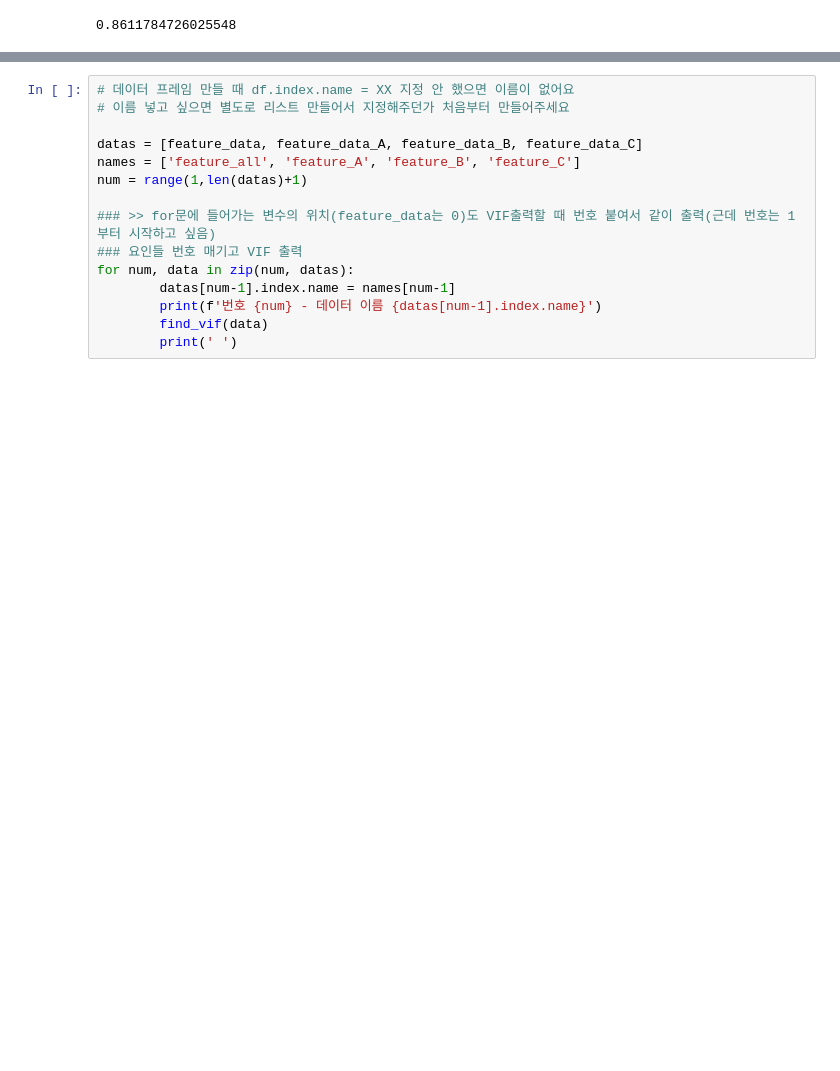
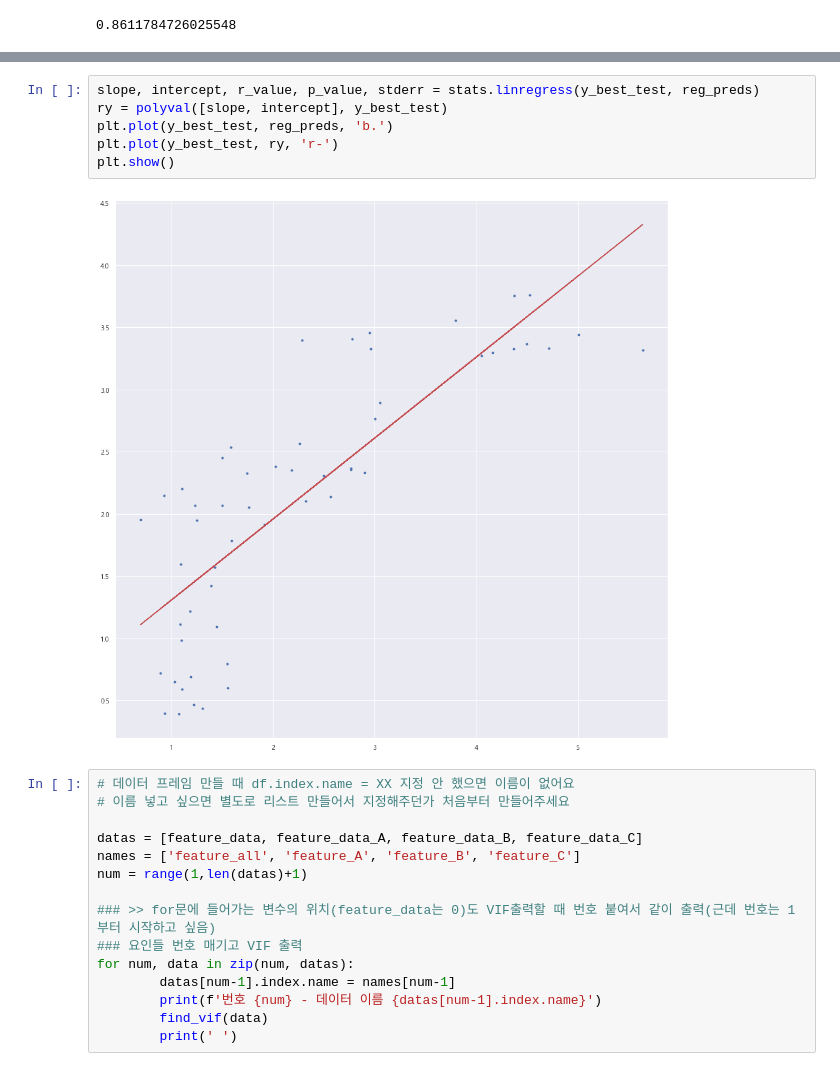
Before and after one commit to pelllzz/ubion4_project1, a Jupyter notebook: code/analysis.ipynb, the cells around one changed output, grey strips where cells are left out. Drawn from its saved outputs; the diff is of its cells as text; blank space fills up the shorter version.

```diff
--- a/code/analysis.ipynb
+++ b/code/analysis.ipynb
@@ -1078,3 +1098,11 @@ pipe_test.score(x_best_train, y_best_train)
+# %%
+slope, intercept, r_value, p_value, stderr = stats.linregress(y_best_test, reg_preds)
+ry = polyval([slope, intercept], y_best_test)
+plt.plot(y_best_test, reg_preds, 'b.')
+plt.plot(y_best_test, ry, 'r-')
+plt.show()
+# %% [output]
+[figure, added]
 # %%
 # 데이터 프레임 만들 때 df.index.name = XX 지정 안 했으면 이름이 없어요
 # 이름 넣고 싶으면 별도로 리스트 만들어서 지정해주던가 처음부터 만들어주세요
```
Also changed, not shown: parts of 5 cells of this notebook.
